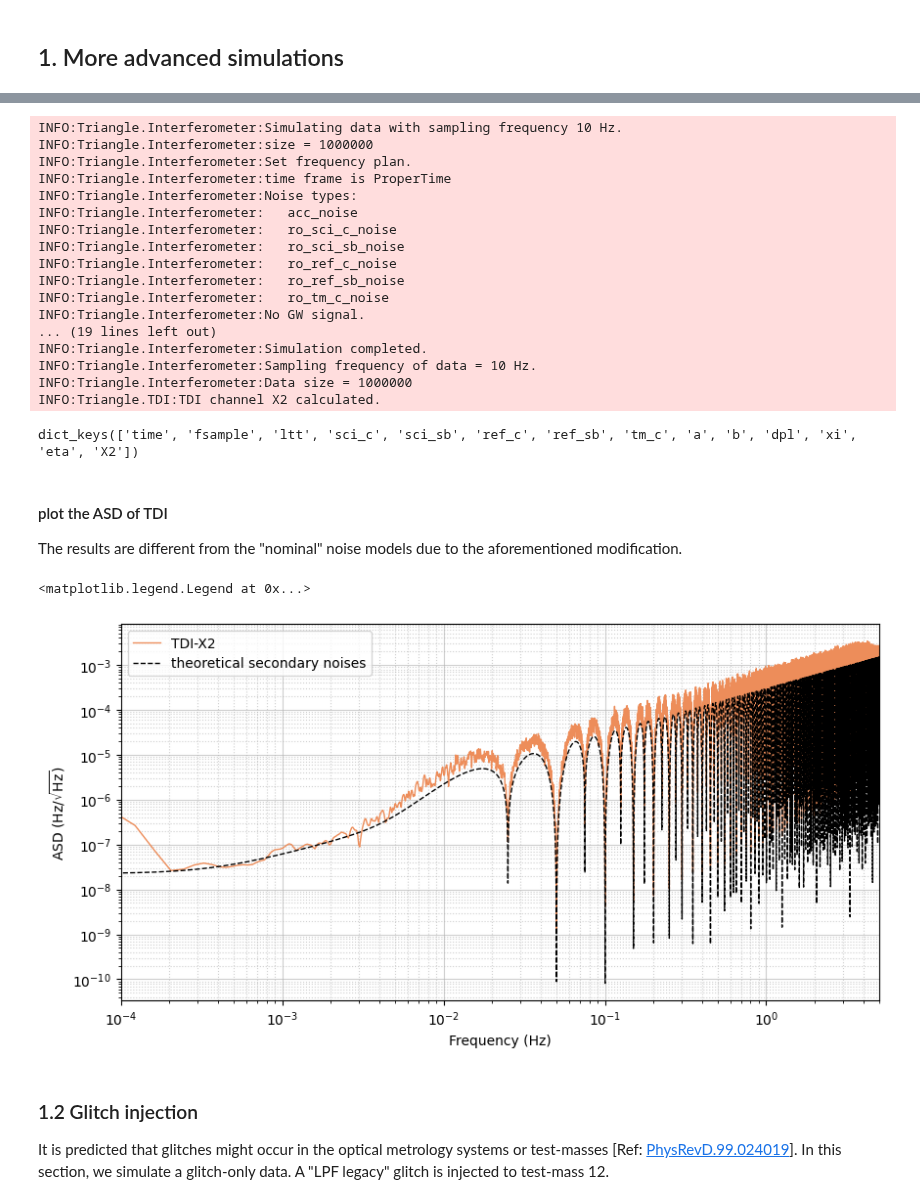
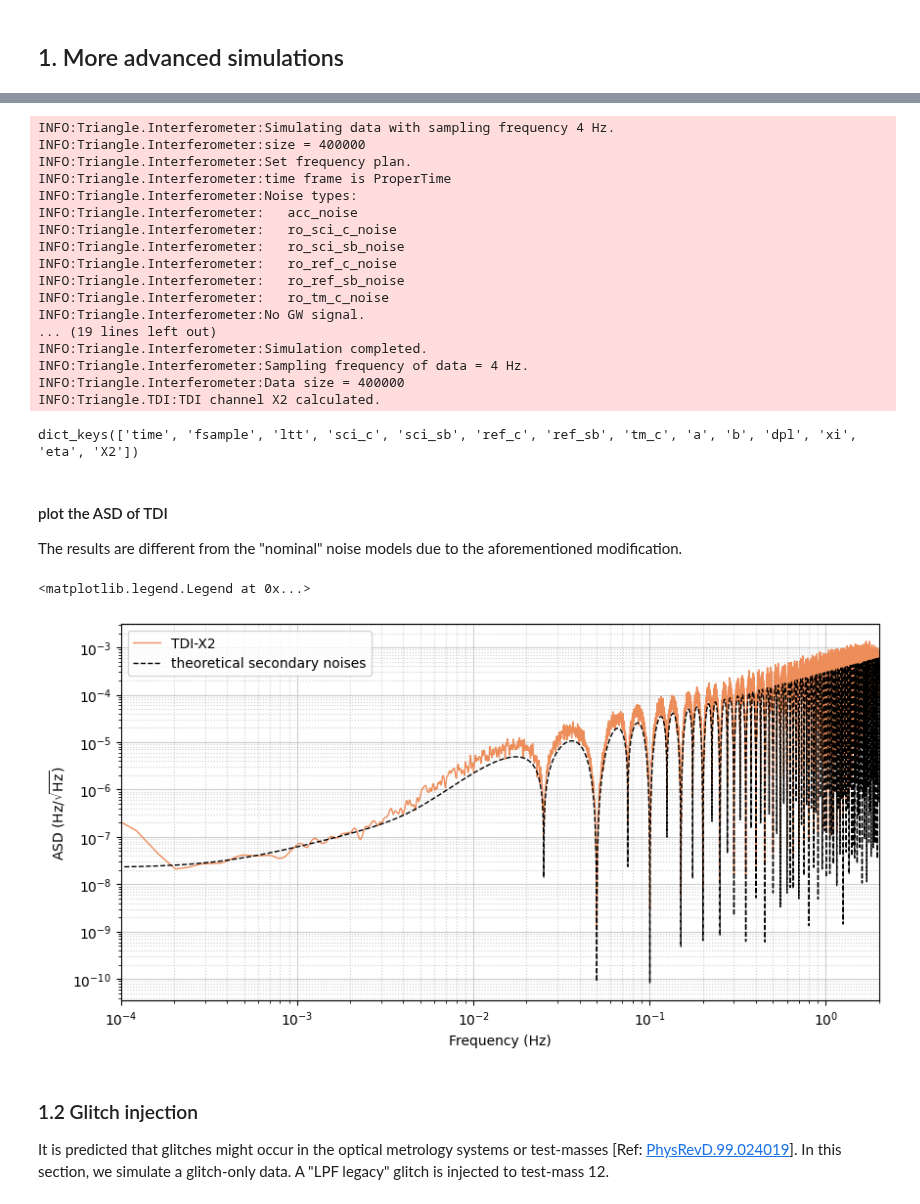
Before and after one commit to TriangleDataCenter/Triangle-Simulator, a Jupyter notebook: Tutorials/2_Demo_More_Advanced_Noise_and_TDI_Simulation.ipynb, the cells around one changed output, grey strips where cells are left out. Saved outputs shown, nothing was run; the diff lists cells and outputs as text; code cells hidden in the pictures.

```diff
--- a/Tutorials/2_Demo_More_Advanced_Noise_and_TDI_Simulation.ipynb
+++ b/Tutorials/2_Demo_More_Advanced_Noise_and_TDI_Simulation.ipynb
@@ -82,7 +82,7 @@ The meanings and default units of these alias are shown in the table below:
 For example, in practical detection, the noise levels on the 6 MOSAs might be unequal.
 In this section, we simulate this scenario by multiplying the readout noise of ${\rm ISI}_{c, ij}$ on each MOSA with a random factor.
 # %%
-fsample = 10
+fsample = 4
 data_time = 100000
 size = int(data_time * fsample)
 interp_order = 31
@@ -143,8 +143,8 @@ tdi.CalculateBasicTDI(channel="X2", doppler=True)
 
 tdi.measurements.keys()
 # %% [output]
-INFO:Triangle.Interferometer:Simulating data with sampling frequency 10 Hz.
-INFO:Triangle.Interferometer:size = 1000000
+INFO:Triangle.Interferometer:Simulating data with sampling frequency 4 Hz.
+INFO:Triangle.Interferometer:size = 400000
 INFO:Triangle.Interferometer:Set frequency plan.
 INFO:Triangle.Interferometer:time frame is ProperTime
 INFO:Triangle.Interferometer:Noise types:
@@ -157,8 +157,8 @@ INFO:Triangle.Interferometer:   ro_tm_c_noise
 INFO:Triangle.Interferometer:No GW signal.
 ... (19 lines left out)
 INFO:Triangle.Interferometer:Simulation completed.
-INFO:Triangle.Interferometer:Sampling frequency of data = 10 Hz.
-INFO:Triangle.Interferometer:Data size = 1000000
+INFO:Triangle.Interferometer:Sampling frequency of data = 4 Hz.
+INFO:Triangle.Interferometer:Data size = 400000
 INFO:Triangle.TDI:TDI channel X2 calculated.
 dict_keys(['time', 'fsample', 'ltt', 'sci_c', 'sci_sb', 'ref_c', 'ref_sb', 'tm_c', 'a', 'b', 'dpl', 'xi', 'eta', 'X2'])
 # %% [markdown]
@@ -167,33 +167,33 @@ The results are different from the "nominal" noise models due to the aforementio
 # %%
 win = "kaiser"
 windict = dict(beta=28)
 nbin = 4  # this time we calculate the averaged PSD to show the spectral shape more clearly
 drop_points = int(1000 * fsample)
 
 plt.figure(figsize=(10, 5))
 
 f, xf = PSD_window(tdi.measurements["X2"][drop_points:-drop_points], tdi.fsample, nbin=nbin, window_type=win, window_args_dict=windict)
 plt.loglog(f, np.sqrt(xf), color=ORANGE, linewidth=1, label="TDI-X2")
 
 arms = dict()
 arm_idx = int(len(m1["ltt"]["12"]) / 2.0)
 for k, v in m1["ltt"].items():
     arms[k] = v[arm_idx]
 PSD = TDIPSDs()
 PSD_X2 = PSD.PSD_X2_unequal(f, arms)
 plt.loglog(f, np.sqrt(PSD_X2) * F_LASER, color="k", linestyle="--", linewidth=1, label="theoretical secondary noises")  # theoetidal noise PSD based on the "nominal" noise amplitudes
 
 plt.grid(which="major", alpha=0.6)
 plt.grid(which="minor", alpha=0.6, linestyle=":")
 
-plt.xlim(1e-4, 5)
+plt.xlim(1e-4, fsample/2.)
 
 plt.xlabel("Frequency (Hz)")
 plt.ylabel("ASD " + r"${\rm (Hz/\sqrt{Hz})}$")
 plt.legend(loc="upper left")
 # %% [output]
 <matplotlib.legend.Legend at 0x...>
-[figure, old version]
+[figure, new version]
 # %% [markdown]
 ### 1.2 Glitch injection
 It is predicted that glitches might occur in the optical metrology systems or test-masses [Ref: [PhysRevD.99.024019](https://journals.aps.org/prd/abstract/10.1103/PhysRevD.99.024019)].
```
Also changed, not shown: parts of 4 cells of this notebook, 4 other files.
